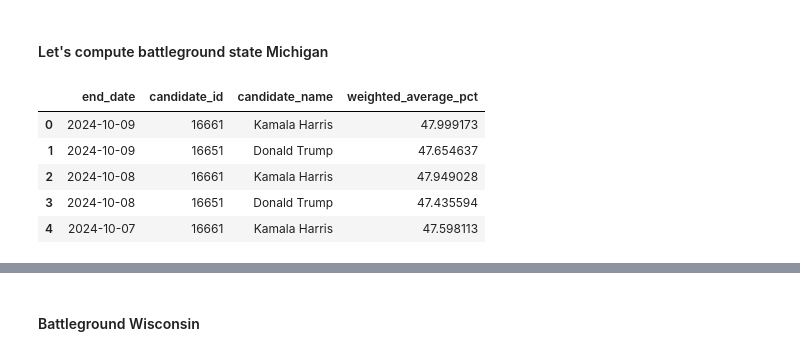
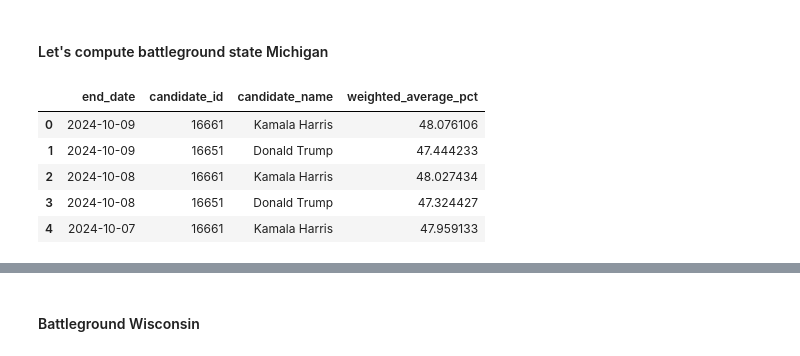
Before and after one commit to christophermoverton/ppoll_jupyterlab, a Jupyter notebook: 538pollingdata.ipynb, the cells around one changed output, grey strips where cells are left out. Drawn from its saved outputs; the diff is of its cells as text; code cells hidden in the pictures.

```diff
--- a/538pollingdata.ipynb
+++ b/538pollingdata.ipynb
@@ -1042,21 +1195,21 @@ final_chart.show()
 #### Let's compute battleground state Michigan
 # %%
 # Initialize lambda and create an empty DataFrame to store the results
-lambda_value = .13
+lambda_value = .075
 weighted_averages = []
 
 # Define the two candidate IDs of interest
 candidate_ids = [16661, 16651]
 
 # Define the cut-off date for polls (July 25, 2024)
-cutoff_date = pd.to_datetime('2024-08-10')
+cutoff_date = pd.to_datetime('2024-07-25')
 
 # Step 2: Filter to exclude polls with an 'end_date' before July 25, 2024
 df_state_not_na_clean_sorted_cutoff = df_state_not_na_clean_sorted[df_state_not_na_clean_sorted['end_date'] >= cutoff_date].copy()
 
 
 df_mi = df_state_not_na_clean_sorted_cutoff[df_state_not_na_clean_sorted_cutoff['state']=="Michigan"].copy()
-#df_mi = df_mi[df_mi['numeric_grade'] >= 2.4].copy() #using data from F rated pollsters and above
+#df_mi = df_mi[df_mi['numeric_grade'] >= 0.4].copy() #using data from F rated pollsters and above
 df_mi = df_mi[df_mi['population'] == 'lv'].copy() #gather likely voter data
 #print(df_mi)
 
@@ -1133,46 +1286,77 @@ for current_date in df_mi['end_date'].unique():
         candidate_data['zscores'] = abs((candidate_data['pct']-c_mean)/c_std)
         #print(candidate_data['zscores'])
         #df['z_score'].apply(lambda z: z ** 2 if abs(z) > 1 else z)
-        candidate_data['weight_outlier'] = np.exp(-1*candidate_data['zscores'].apply(lambda z: z**3 if abs(z) > 2 else z))
+        candidate_data['weight_outlier'] = np.exp(-1*candidate_data['zscores'])#.apply(lambda z: z**2 if abs(z) > 2.5 else (z**1.75 if abs(z) > 2.0 else (z**1.5 if abs(z) > 1.5 else z))))
+        #lets grab house effect data
+        # Group the data by 'pollster' and calculate the mean of 'pct' for each pollster
+        #Start House effect data computation#
+        c_mean2 = candidate_data[(candidate_data['days_past_index'] < 40) & (candidate_data['days_past_index'] >= 0)]['pct'].mean()
+        c_mean_by_pollster = candidate_data[(candidate_data['days_past_index'] < 40) &
+                                            (candidate_data['days_past_index'] >= 0)].groupby('pollster_id')['pct'].mean()
+
+
+        # Convert to a DataFrame for easier manipulation
+        c_mean_by_pollster_df = c_mean_by_pollster.reset_index()
+        # Check for NaN values in the entire DataFrame
+        #nan_check = c_mean_by_pollster_df.isna().sum()
+        #print(c_mean)
+
+        # Display the result
+        #print(nan_check)
+        # Calculate the house effect for each pollster (difference from overall mean)
+        c_mean_by_pollster_df['house_effect'] = c_mean_by_pollster_df['pct'] - c_mean2
+        # Fill NaN values with 0 in the 'house_effect' column
+        #c_mean_by_pollster_df['house_effect'].fillna(0, inplace=True)
+
+        c_mean_by_pollster_df['house_effect'] = c_mean_by_pollster_df['house_effect'].fillna(0)
+        #print(c_mean_by_pollster_df.head())
+        # Merge the house effect back into the original data
+        candidate_data = candidate_data.merge(c_mean_by_pollster_df[['pollster_id', 'house_effect']], on='pollster_id', how='left')
+
+        candidate_data['house_effect']=candidate_data['house_effect'].fillna(0)
+        #print(candidate_data.head(10))
+        # Apply the house effect to adjust the 'pct' values
+        candidate_data['adjusted_pct'] = candidate_data['pct'] - candidate_data['house_effect']
+        #print(candidate_data['adjusted_pct'].head(10))
         # Step 8: Compute the total weight 'w_i' for each poll
         #candidate_data['weight_mode'] = 1.0  # Assuming 'weight_mode' is a fixed value of 1.0, adjust if needed
         candidate_data.loc[:, 'w_i'] = (
             candidate_data['weight_mode'] * candidate_data['weight_sample'] *
             candidate_data['weight_score'] * candidate_data['weight_time'] * candidate_data['weight_outlier']
         )
         # check for NaN entries in the w_i column
         #nan_weight_i = candidate_data['w_i'].isna().sum()
         #print result
         #print(f"Number of NaN value in 'w_i': {nan_weight_i}")
 
         # Step 3: Identify rows with NaN in w_i to examine their individual values
         #nan_rows = candidate_data[candidate_data['w_i'].isna()]
         #print("Rows producing NaN in 'w_i':")
         #print(nan_rows[['methodology','weight_mode', 'weight_sample', 'weight_score', 'weight_time', 'w_i']])
 
         # Step 9: Compute the weighted average of the poll points ('pct') using the computed weights
-        weighted_average_pct = np.average(candidate_data['pct'], weights=candidate_data['w_i'])
+        weighted_average_pct = np.average(candidate_data['adjusted_pct'], weights=candidate_data['w_i'])
 
         # Step 10: Store the current date, candidate_id, candidate_name, and the weighted average in a new DataFrame
         if not candidate_data.empty:
             candidate_name = candidate_data['candidate_name'].iloc[0]
             weighted_averages.append({
                 'end_date': current_date,
                 'candidate_id': candidate,
                 'candidate_name': candidate_name,
                 'weighted_average_pct': weighted_average_pct
             })
 
 # Convert the results into a new DataFrame
 df_weighted_averages = pd.DataFrame(weighted_averages)
 df_weighted_averages.head()
 # %% [output]
 |  | end_date | candidate_id | candidate_name | weighted_average_pct |
-| 0 | 2024-10-09 | 16661 | Kamala Harris | 47.999173 |
-| 1 | 2024-10-09 | 16651 | Donald Trump | 47.654637 |
-| 2 | 2024-10-08 | 16661 | Kamala Harris | 47.949028 |
-| 3 | 2024-10-08 | 16651 | Donald Trump | 47.435594 |
-| 4 | 2024-10-07 | 16661 | Kamala Harris | 47.598113 |
+| 0 | 2024-10-09 | 16661 | Kamala Harris | 48.076106 |
+| 1 | 2024-10-09 | 16651 | Donald Trump | 47.444233 |
+| 2 | 2024-10-08 | 16661 | Kamala Harris | 48.027434 |
+| 3 | 2024-10-08 | 16651 | Donald Trump | 47.324427 |
+| 4 | 2024-10-07 | 16661 | Kamala Harris | 47.959133 |
 # %%
 # Pivot the data so that we have both candidates' weighted averages in the same row for each end_date
 df_pivot = df_weighted_averages.pivot(index='end_date', columns='candidate_name', values='weighted_average_pct').reset_index()
```
Also changed, not shown: parts of 11 cells of this notebook.
